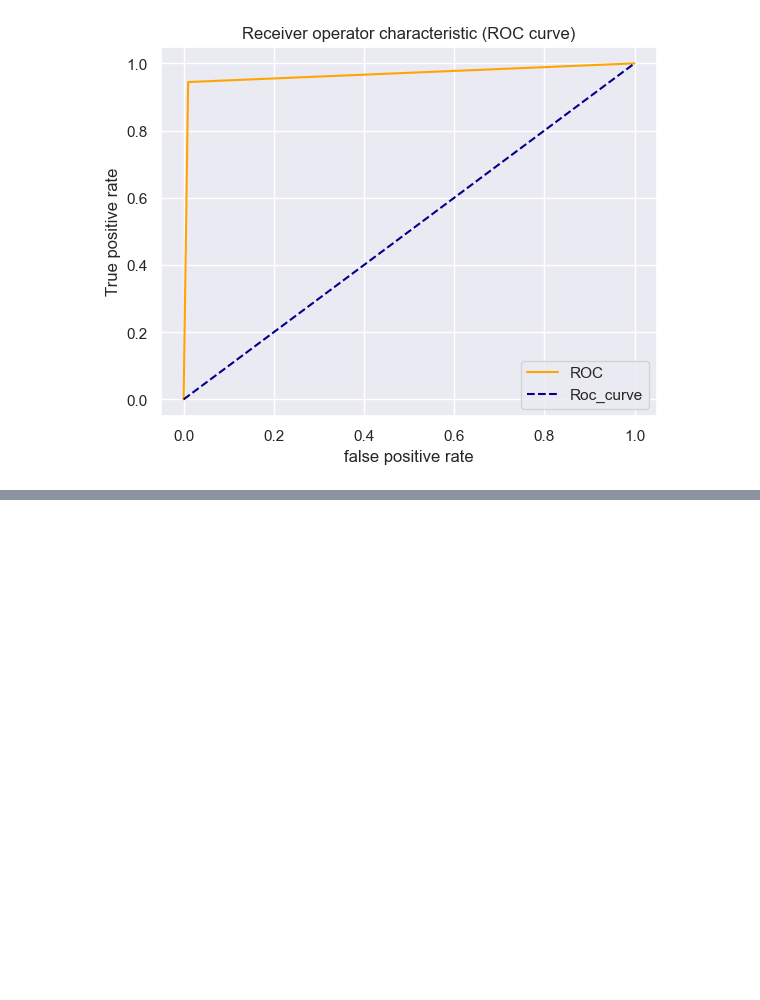
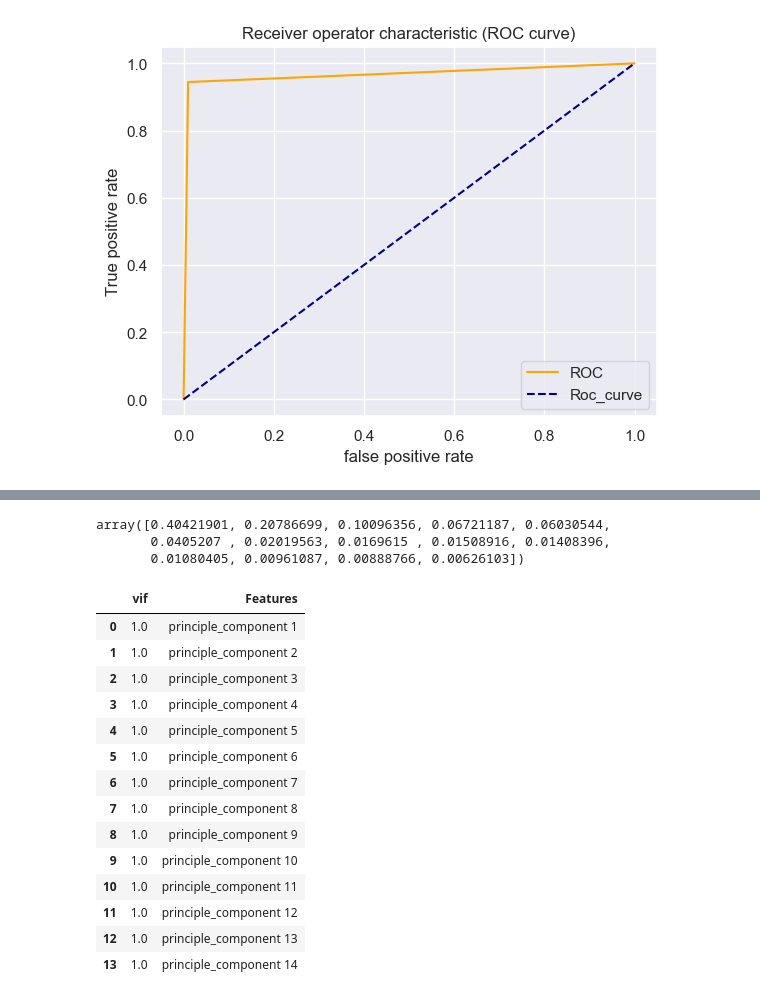
Before and after one commit to texaskyle/machine_learning_projects, a Jupyter notebook: breast cancer prediction using logistic regression/Untitled.ipynb, the cells around one changed output, grey strips where cells are left out. Saved outputs shown, nothing was run; the diff lists cells and outputs as text; code cells hidden in the pictures; blank space fills up the shorter version.

```diff
--- a/breast cancer prediction using logistic regression/Untitled.ipynb
+++ b/breast cancer prediction using logistic regression/Untitled.ipynb
@@ -512,0 +666,28 @@ plt.show()
+# %%
+pca.explained_variance_ratio_
+# %% [output]
+array([0.40421901, 0.20786699, 0.10096356, 0.06721187, 0.06030544,
+       0.0405207 , 0.02019563, 0.0169615 , 0.01508916, 0.01408396,
+       0.01080405, 0.00961087, 0.00888766, 0.00626103])
+# %%
+# checking for multicollinearity between the columns after using pca
+pca_vif = pd.DataFrame()
+pca_vif['vif'] = [variance_inflation_factor(principle_DF, i) for i in range(principle_DF.shape[1])]
+pca_vif['Features'] = principle_DF.columns
+pca_vif
+# %% [output]
+|  | vif | Features |
+| 0 | 1.0 | principle_component 1 |
+| 1 | 1.0 | principle_component 2 |
+| 2 | 1.0 | principle_component 3 |
+| 3 | 1.0 | principle_component 4 |
+| 4 | 1.0 | principle_component 5 |
+| 5 | 1.0 | principle_component 6 |
+| 6 | 1.0 | principle_component 7 |
+| 7 | 1.0 | principle_component 8 |
+| 8 | 1.0 | principle_component 9 |
+| 9 | 1.0 | principle_component 10 |
+| 10 | 1.0 | principle_component 11 |
+| 11 | 1.0 | principle_component 12 |
+| 12 | 1.0 | principle_component 13 |
+| 13 | 1.0 | principle_component 14 |
```
Also changed, not shown: parts of 22 cells of this notebook, 3 other files.
